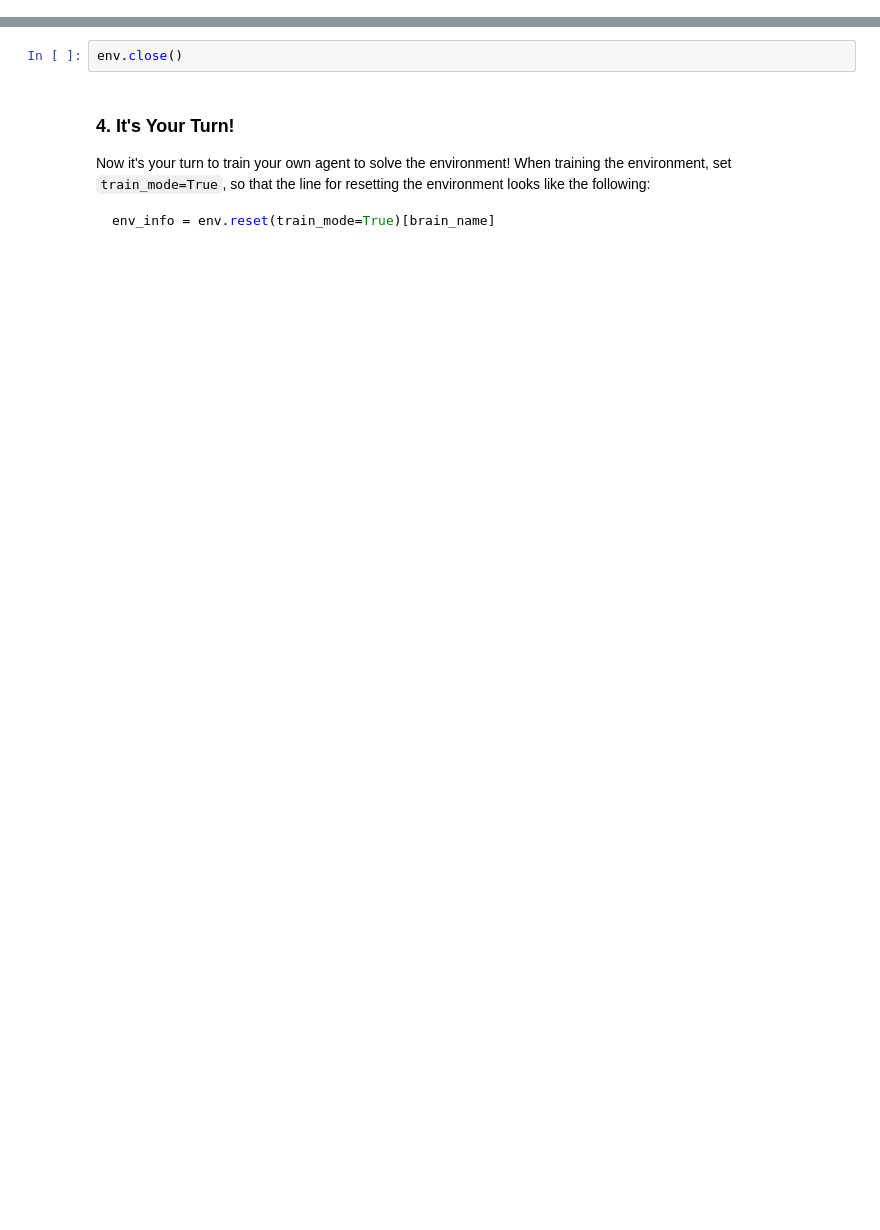
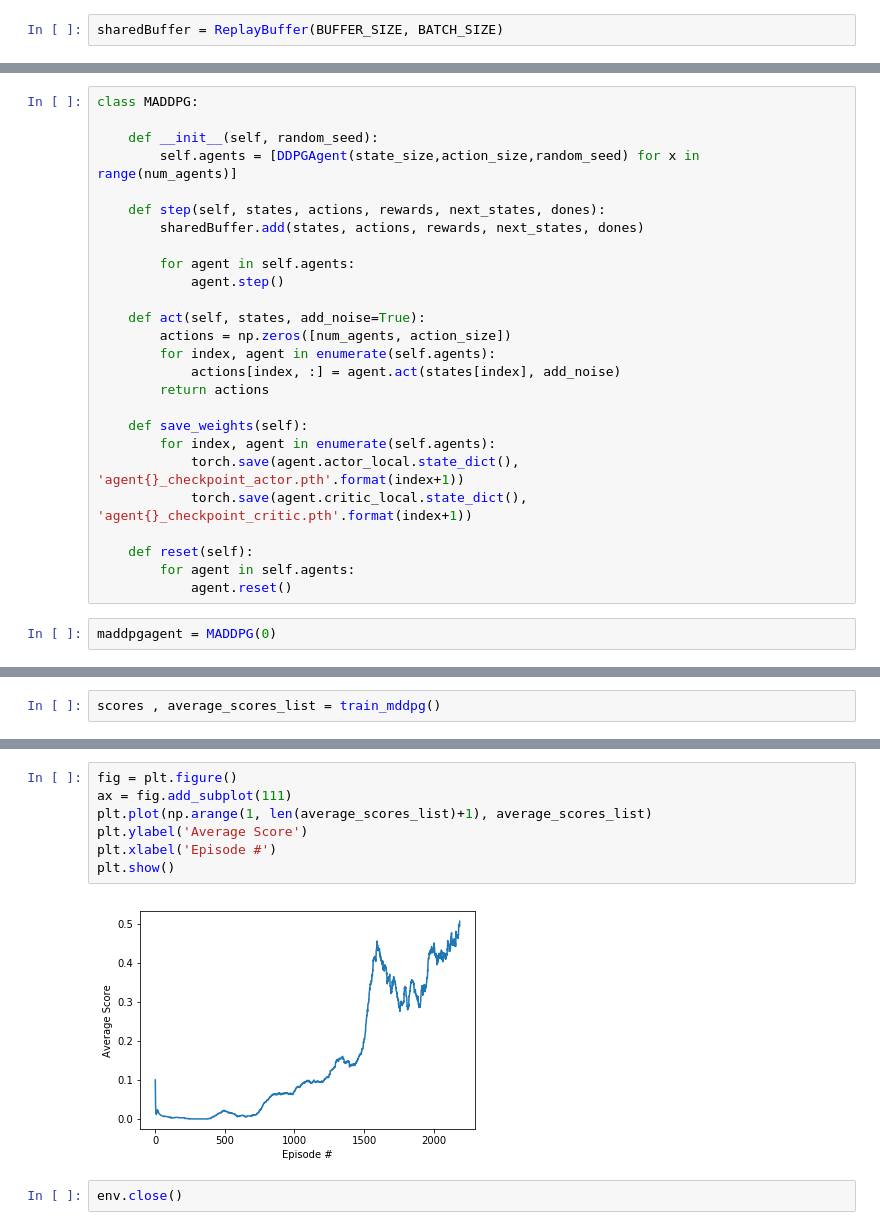
Before and after one commit to kambizmir/DRLND-Collaboration-and-Competition, a Jupyter notebook: Tennis.ipynb, the cells around one changed output, grey strips where cells are left out. Drawn from its saved outputs; the diff is of its cells as text; blank space fills up the shorter version.

````diff
--- a/Tennis.ipynb
+++ b/Tennis.ipynb
@@ -88,0 +164,2 @@ When finished, you can close the environment.
+# %%
+sharedBuffer = ReplayBuffer(BUFFER_SIZE, BATCH_SIZE)
@@ -88,0 +272,28 @@ When finished, you can close the environment.
+# %%
+class MADDPG:
+
+    def __init__(self, random_seed):
+        self.agents = [DDPGAgent(state_size,action_size,random_seed) for x in range(num_agents)]
+
+    def step(self, states, actions, rewards, next_states, dones):
+        sharedBuffer.add(states, actions, rewards, next_states, dones)
+
+        for agent in self.agents:
+            agent.step()
+
+    def act(self, states, add_noise=True):
+        actions = np.zeros([num_agents, action_size])
+        for index, agent in enumerate(self.agents):
+            actions[index, :] = agent.act(states[index], add_noise)
+        return actions
+
+    def save_weights(self):
+        for index, agent in enumerate(self.agents):
+            torch.save(agent.actor_local.state_dict(), 'agent{}_checkpoint_actor.pth'.format(index+1))
+            torch.save(agent.critic_local.state_dict(), 'agent{}_checkpoint_critic.pth'.format(index+1))
+
+    def reset(self):
+        for agent in self.agents:
+            agent.reset()
+# %%
+maddpgagent = MADDPG(0)
@@ -88,0 +344,2 @@ When finished, you can close the environment.
+# %%
+scores , average_scores_list = train_mddpg()
@@ -89,9 +373,11 @@ When finished, you can close the environment.
+# %%
+fig = plt.figure()
+ax = fig.add_subplot(111)
+plt.plot(np.arange(1, len(average_scores_list)+1), average_scores_list)
+plt.ylabel('Average Score')
+plt.xlabel('Episode #')
+plt.show()
+# %% [output]
+[figure, added]
 # %%
 env.close()
-# %% [markdown]
-### 4. It's Your Turn!
-
-Now it's your turn to train your own agent to solve the environment!  When training the environment, set `train_mode=True`, so that the line for resetting the environment looks like the following:
-```python
-env_info = env.reset(train_mode=True)[brain_name]
-```
````
Also changed, not shown: parts of 26 cells of this notebook.
